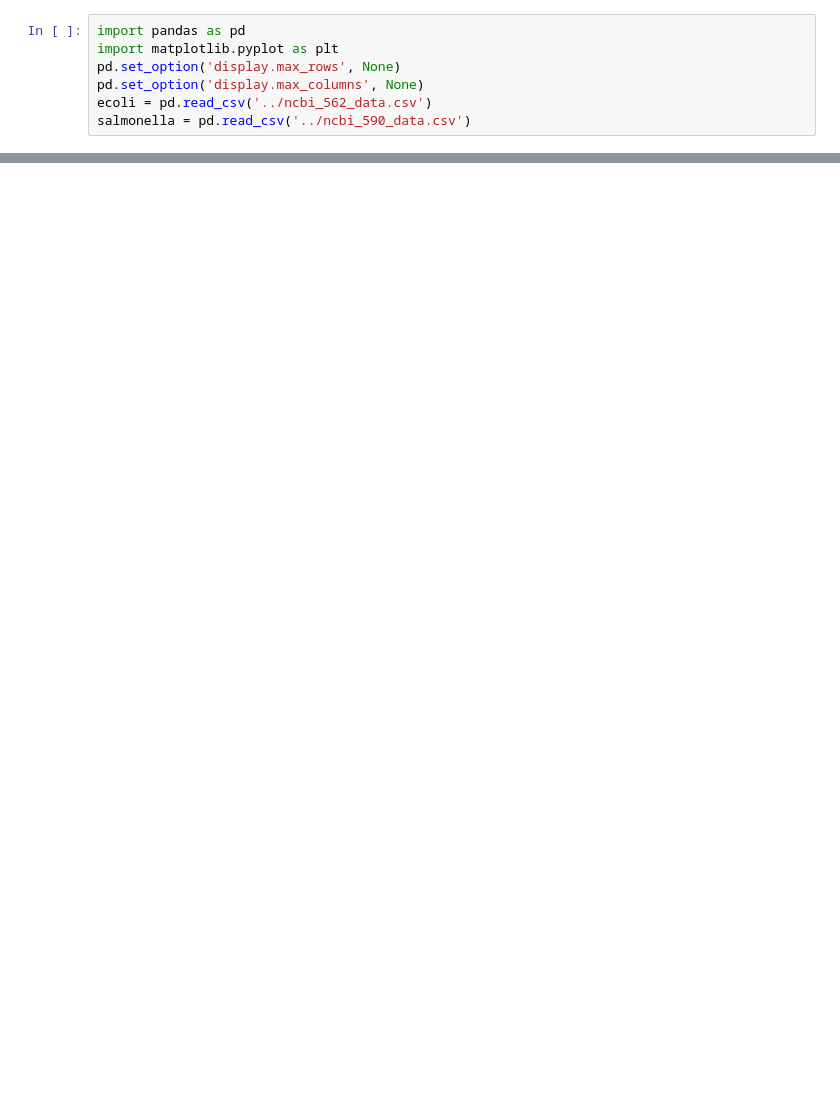
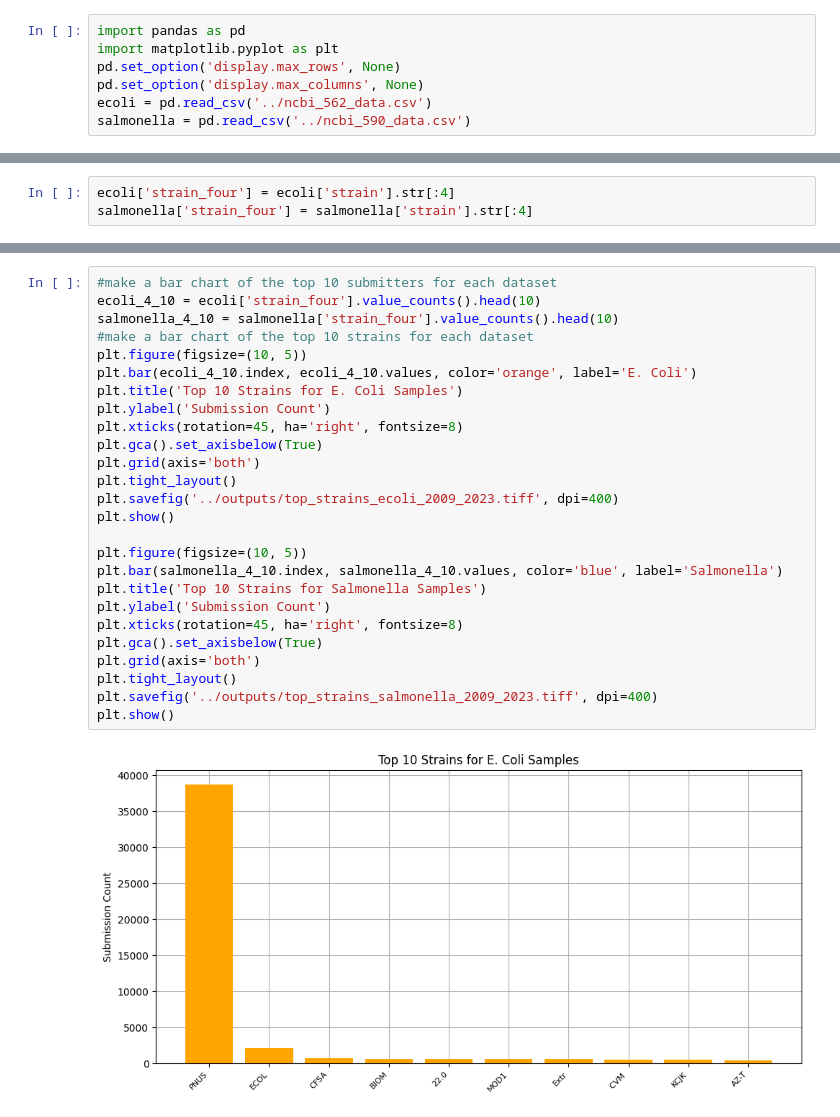
Before and after one commit to 52738592625/EpiNCBI_V1, a Jupyter notebook: charts/strain_562_590.ipynb, the cells around one changed output, grey strips where cells are left out. Cells and saved outputs as stored; diff of their text form; blank space fills up the shorter version.

Commit message:
strains and submitters. Some settings

```diff
--- a/charts/strain_562_590.ipynb
+++ b/charts/strain_562_590.ipynb
@@ -8 +28,4 @@ salmonella = pd.read_csv('../ncbi_590_data.csv')
+# %%
+ecoli['strain_four'] = ecoli['strain'].str[:4]
+salmonella['strain_four'] = salmonella['strain'].str[:4]
 # %%
@@ -58,0 +68,28 @@ len(salmonella)
+# %%
+#make a bar chart of the top 10 submitters for each dataset
+ecoli_4_10 = ecoli['strain_four'].value_counts().head(10)
+salmonella_4_10 = salmonella['strain_four'].value_counts().head(10)
+#make a bar chart of the top 10 strains for each dataset
+plt.figure(figsize=(10, 5))
+plt.bar(ecoli_4_10.index, ecoli_4_10.values, color='orange', label='E. Coli')
+plt.title('Top 10 Strains for E. Coli Samples')
+plt.ylabel('Submission Count')
+plt.xticks(rotation=45, ha='right', fontsize=8)
+plt.gca().set_axisbelow(True)
+plt.grid(axis='both')
+plt.tight_layout()
+plt.savefig('../outputs/top_strains_ecoli_2009_2023.tiff', dpi=400)
+plt.show()
+
+plt.figure(figsize=(10, 5))
+plt.bar(salmonella_4_10.index, salmonella_4_10.values, color='blue', label='Salmonella')
+plt.title('Top 10 Strains for Salmonella Samples')
+plt.ylabel('Submission Count')
+plt.xticks(rotation=45, ha='right', fontsize=8)
+plt.gca().set_axisbelow(True)
+plt.grid(axis='both')
+plt.tight_layout()
+plt.savefig('../outputs/top_strains_salmonella_2009_2023.tiff', dpi=400)
+plt.show()
+# %% [output]
+[figure, added]
```
Also changed, not shown: parts of 18 cells of this notebook, 12 other files.
